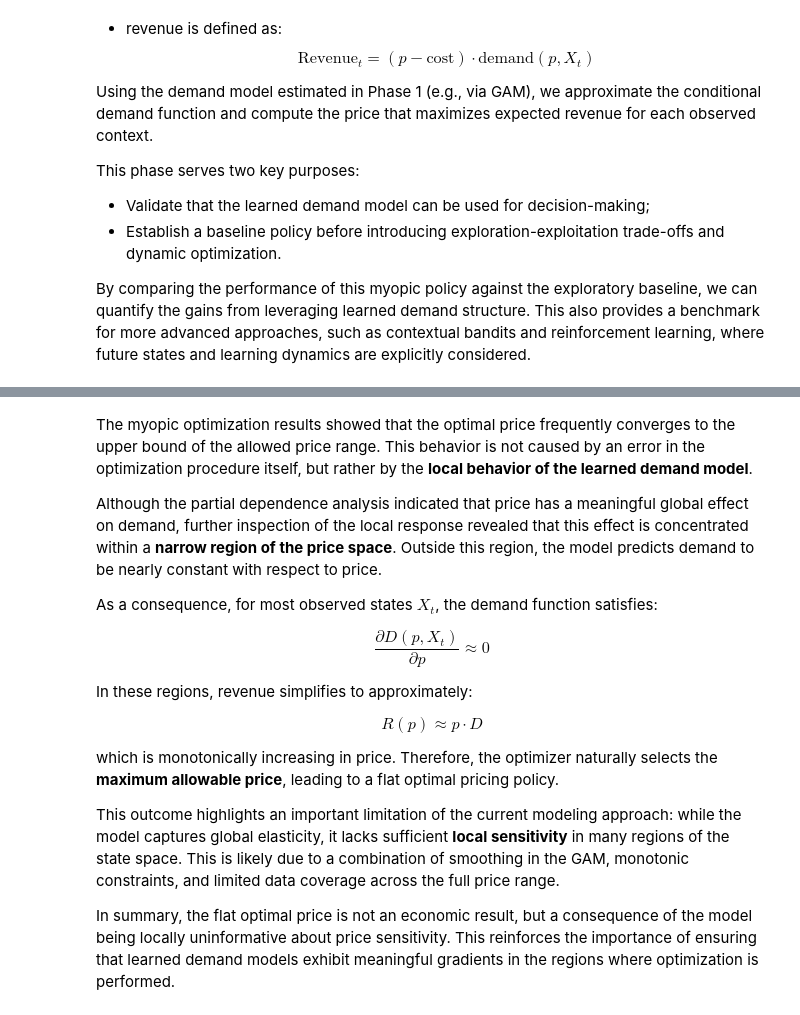
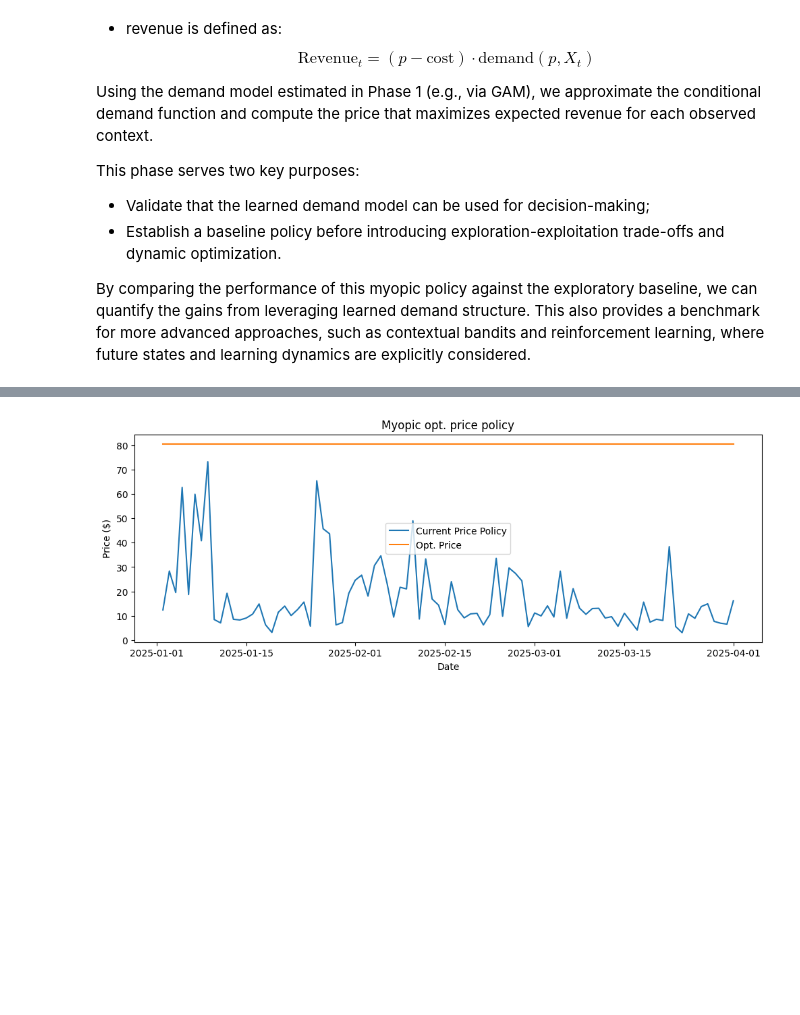
Before and after one commit to brenospires/data-science-examples, a Jupyter notebook: Pricing/2_dynamic_pricing_with_rl/phase_2.ipynb, the cells around one changed output, grey strips where cells are left out. Cells and saved outputs as stored; diff of their text form; code cells hidden in the pictures; blank space fills up the shorter version.

```diff
--- a/Pricing/2_dynamic_pricing_with_rl/phase_2.ipynb
+++ b/Pricing/2_dynamic_pricing_with_rl/phase_2.ipynb
@@ -150,22 +273,14 @@ std: 0.04090945568584493
-# %% [markdown]
-The myopic optimization results showed that the optimal price frequently converges to the upper bound of the allowed price range. This behavior is not caused by an error in the optimization procedure itself, but rather by the **local behavior of the learned demand model**.
-
-Although the partial dependence analysis indicated that price has a meaningful global effect on demand, further inspection of the local response revealed that this effect is concentrated within a **narrow region of the price space**. Outside this region, the model predicts demand to be nearly constant with respect to price.
-
-As a consequence, for most observed states $X_t$, the demand function satisfies:
-
-$$
-\frac{\partial D(p, X_t)}{\partial p} \approx 0
-$$
-
-In these regions, revenue simplifies to approximately:
-
-$$
-R(p) \approx p \cdot D
-$$
-
-which is monotonically increasing in price. Therefore, the optimizer naturally selects the **maximum allowable price**, leading to a flat optimal pricing policy.
-
-This outcome highlights an important limitation of the current modeling approach: while the model captures global elasticity, it lacks sufficient **local sensitivity** in many regions of the state space. This is likely due to a combination of smoothing in the GAM, monotonic constraints, and limited data coverage across the full price range.
-
-In summary, the flat optimal price is not an economic result, but a consequence of the model being locally uninformative about price sensitivity. This reinforces the importance of ensuring that learned demand models exhibit meaningful gradients in the regions where optimization is performed.
+# %%
+
+fig, ax = plt.subplots(figsize=(12, 4))
+plt.plot(df_plot["date"], df_plot["realized_demand"], label="Current Price Policy")
+plt.plot(df_plot["date"], df_plot["pred_demand"], label="Opt. Price")
+
+ax.set_xlabel("Date")
+ax.set_ylabel("Price ($)")
+plt.title("Myopic opt. price policy")
+
+plt.legend()
+plt.show()
+# %% [output]
+[figure, added]
```
Also changed, not shown: parts of 11 cells of this notebook, 1 other file.
